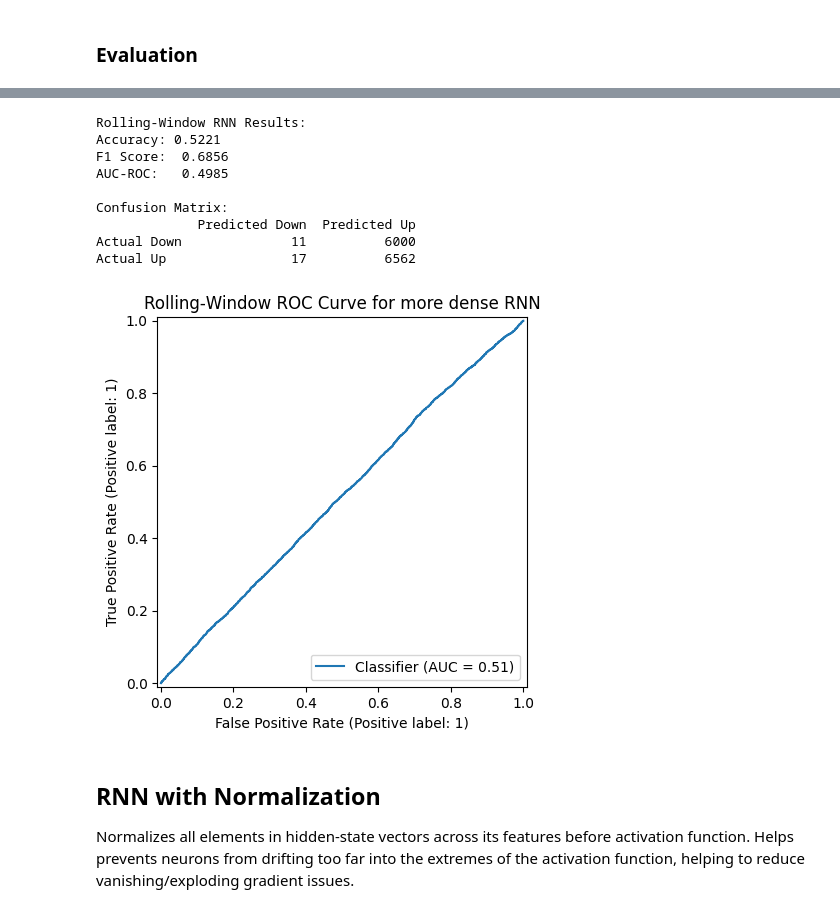
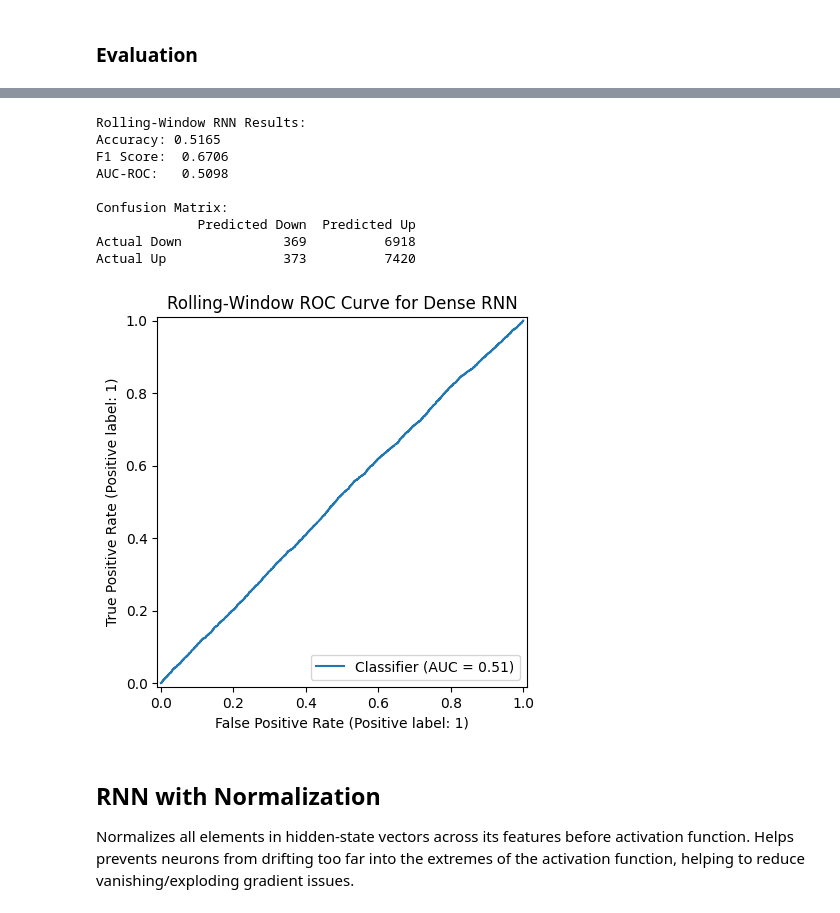
Before and after one commit to brandono7/stock_price_prediction, a Jupyter notebook: RNN/RNN.ipynb, the cells around one changed output, grey strips where cells are left out. Cells and saved outputs as stored; diff of their text form; code cells hidden in the pictures.

Commit message:
fix ROC curve acc + rolling test set

```diff
--- a/RNN/RNN.ipynb
+++ b/RNN/RNN.ipynb
@@ -567,20 +552,27 @@ Total elapsed time: 00h 06m 22s
 # %% [markdown]
 ### Evaluation
 # %%
-best_hp    = tuner.get_best_hyperparameters(1)[0]
+best_hp    = tuner.get_best_hyperparameters(num_trials=1)[0]
 print(best_hp.values)
 best_model = build_rnn_with_dense(best_hp)
 
-X_combined_seq = np.concatenate([X_train_seq, X_val_seq], axis=0)
-y_combined_seq = np.concatenate([y_train_seq, y_val_seq], axis=0)
+dev_df       = pd.concat([train_df, val_df], ignore_index=True)
+scaler_dev   = StandardScaler().fit(dev_df[features])
+X_dev_s      = scaler_dev.transform(dev_df[features])
+y_dev        = dev_df['target'].values
+X_dev_seq, y_dev_seq = create_sequences(X_dev_s, y_dev, rolling_window)
 
 best_model.fit(
-    X_combined_seq, y_combined_seq,
-    epochs=10,
+    X_dev_seq, y_dev_seq,
+    epochs=5,
     batch_size=32,
     verbose=1
 )
 
-y_proba_test = best_model.predict(Xt_seq).ravel()
-y_pred_test  = (y_proba_test > 0.5).astype(int)
+X_test_s      = scaler_dev.transform(test_df[features])
+y_test        = test_df['target'].values
+X_test_seq, y_test_seq = create_sequences(X_test_s, y_test, rolling_window)
+
+y_proba = best_model.predict(X_test_seq).ravel()
+y_pred  = (y_proba > 0.5).astype(int)
 # %% [output]
@@ -609,34 +591,36 @@ Epoch 10/10
 # %%
-accuracy = accuracy_score(yt_seq, y_pred_test)
-f1  = f1_score(yt_seq, y_pred_test)
-auc = roc_auc_score(yt_seq, y_proba_test)
-cm  = confusion_matrix(yt_seq, y_pred_test)
+
+acc = accuracy_score(y_test_seq, y_pred)
+f1  = f1_score(y_test_seq, y_pred)
+auc = roc_auc_score(y_test_seq, y_proba)
+cm  = confusion_matrix(y_test_seq, y_pred)
+
 print("\nRolling‑Window RNN Results:")
-print(f"Accuracy: {accuracy:.4f}")
+print(f"Accuracy: {acc:.4f}")
 print(f"F1 Score:  {f1:.4f}")
 print(f"AUC‑ROC:   {auc:.4f}\n")
 
 print("Confusion Matrix:")
 print(pd.DataFrame(
     cm,
     index=['Actual Down','Actual Up'],
     columns=['Predicted Down','Predicted Up']
 ))
 
-RocCurveDisplay.from_predictions(all_y_true, all_y_proba)
-plt.title('Rolling‑Window ROC Curve for more dense RNN')
+RocCurveDisplay.from_predictions(y_test_seq, y_proba)
+plt.title('Rolling‑Window ROC Curve for Dense RNN')
 plt.show()
 # %% [output]
 Rolling‑Window RNN Results:
-Accuracy: 0.5221
-F1 Score:  0.6856
-AUC‑ROC:   0.4985
+Accuracy: 0.5165
+F1 Score:  0.6706
+AUC‑ROC:   0.5098
 
 Confusion Matrix:
              Predicted Down  Predicted Up
-Actual Down              11          6000
-Actual Up                17          6562
+Actual Down             369          6918
+Actual Up               373          7420
-[figure, old version]
+[figure, new version]
 # %% [markdown]
 ## RNN with Normalization
 Normalizes all elements in hidden-state vectors across its features before activation function. Helps prevents neurons from drifting too far into the extremes of the activation function, helping to reduce vanishing/exploding gradient issues.
```
Also changed, not shown: parts of 18 cells of this notebook.
